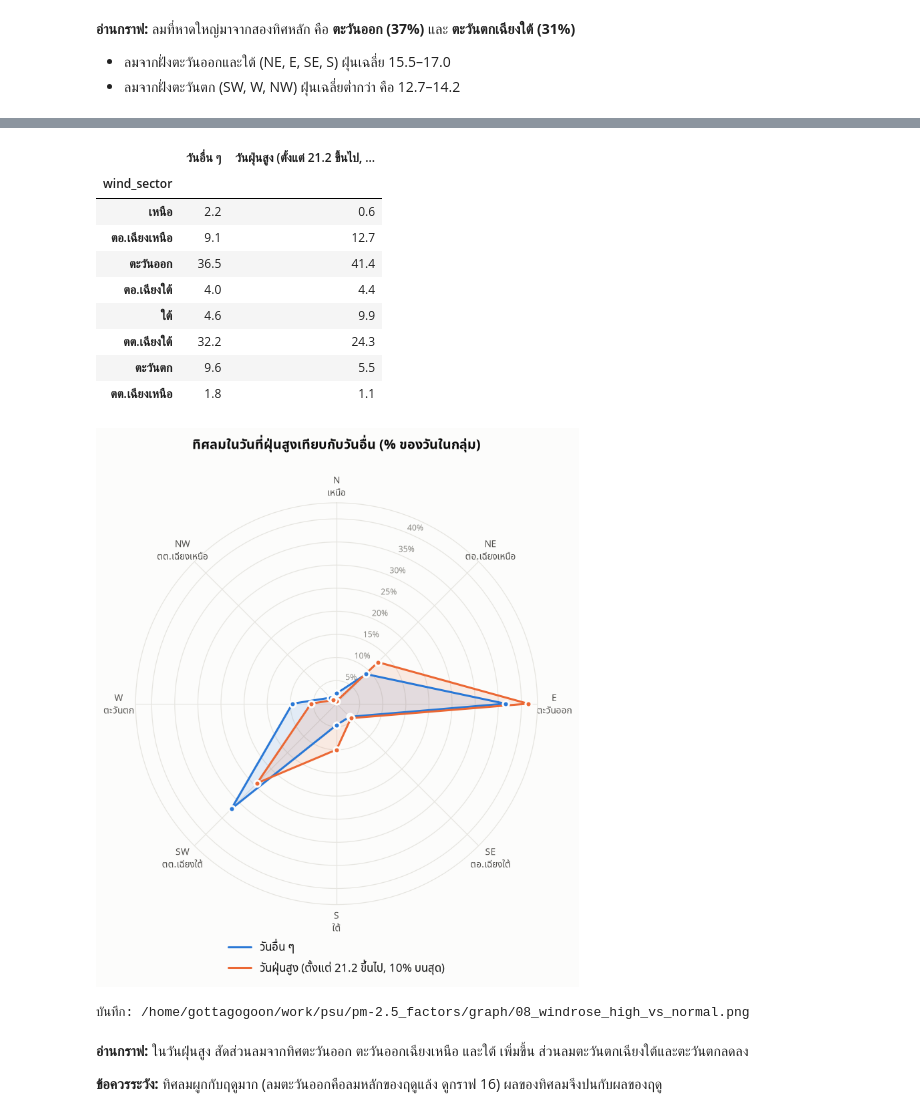
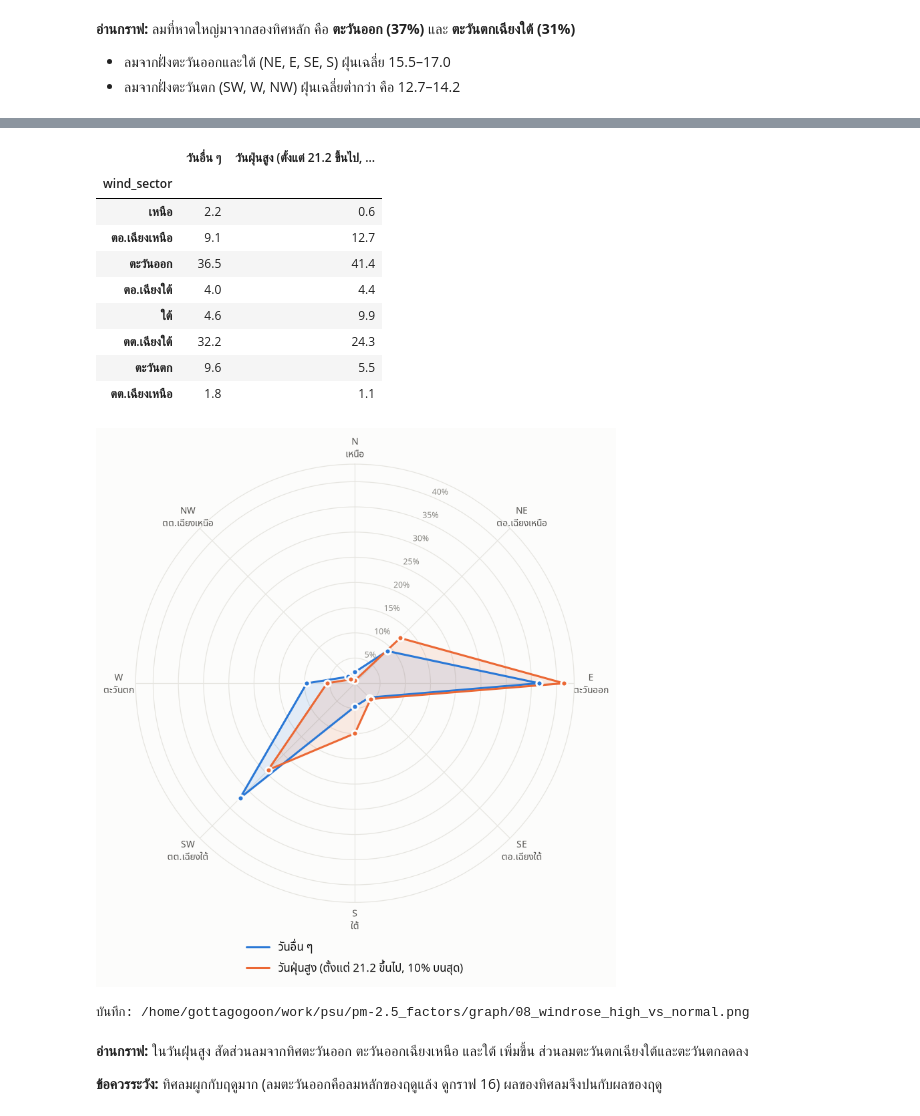
Before and after one commit to SaktanuthPeak/pm-2.5_factors, a Jupyter notebook: notebooks/pm25_factors.ipynb, the cells around one changed output, grey strips where cells are left out. Drawn from its saved outputs; the diff is of its cells as text; code cells hidden in the pictures.

```diff
--- a/notebooks/pm25_factors.ipynb
+++ b/notebooks/pm25_factors.ipynb
@@ -104,7 +104,7 @@ plt.rcParams.update({
     "figure.dpi": 110, "savefig.dpi": 200,
     "figure.facecolor": SURFACE, "axes.facecolor": SURFACE, "savefig.facecolor": SURFACE,
     "axes.edgecolor": GRID, "axes.linewidth": 0.8, "axes.labelcolor": INK2,
-    "axes.titlecolor": INK, "axes.titlesize": 14, "axes.titleweight": "bold", "axes.titlelocation": "left", "axes.titlepad": 30,
+    "axes.titlecolor": INK, "axes.titlesize": 14, "axes.titleweight": "bold", "axes.titlelocation": "left", "axes.titlepad": 12,
     "xtick.color": INK2, "ytick.color": INK2, "text.color": INK,
     "grid.color": GRID, "grid.linewidth": 0.8,
     "axes.spines.top": False, "axes.spines.right": False,
@@ -147,15 +147,6 @@ def savefig(fig, filename):
     plt.show()
     print(f"บันทึก: {GRAPH_DIR / filename}")
 
-def subtitle(ax, text):
-    """คำอธิบายสั้นใต้ชื่อกราฟ"""
-    ax.text(0, 1.015, text, transform=ax.transAxes, ha="left", va="bottom", fontsize=10, color=INK2)
-
-def label_n(ax, positions, counts, y):
-    """เขียนจำนวนวัน (n) ใต้กล่องแต่ละกล่อง"""
-    for x, n in zip(positions, counts):
-        ax.text(x, y, f"n={n:,}", ha="center", va="top", fontsize=9, color=MUTED)
-
 print("ข้อมูล:", DATA_PATH.resolve())
 print("โฟลเดอร์รูป:", GRAPH_DIR.resolve())
 # %% [output]
@@ -354,7 +339,5 @@ sns.heatmap(corr, mask=np.triu(np.ones_like(corr, dtype=bool), k=1), annot=True,
             cmap=DIV_CMAP, vmin=-1, vmax=1, center=0, square=True, linewidths=2, linecolor=SURFACE,
             cbar_kws={"label": "Spearman r", "shrink": 0.7}, ax=ax)
 ax.tick_params(axis="x", rotation=40); plt.setp(ax.get_xticklabels(), ha="right")
-ax.set_title("สหสัมพันธ์ระหว่างปัจจัยทั้งหมด")
-subtitle(ax, "ลมสูงสุดกับลมกระโชก และฝน 3 แบบ มีข้อมูลซ้ำกันมาก จึงไม่ควรตีความแยกกัน")
 savefig(fig, "04_correlation_matrix.png")
 # %% [output]
@@ -374,13 +357,10 @@ for ax, (col, label) in zip(axes, panels):
         warnings.simplefilter("ignore", RuntimeWarning)
         fit = lowess(df.pm25, x, frac=0.4)
     ax.plot(fit[:, 0], fit[:, 1], color=INK, lw=2)
-    r = stats.spearmanr(df[col], df.pm25)[0]
-    ax.set_title(f"r = {r:+.2f}", fontsize=12)
     ax.set_xlabel(label)
     if col == "rain":
         ticks = [0, 1, 5, 20, 100, 300]
         ax.set_xticks(np.log1p(ticks), ticks)
 axes[0].set_ylabel(PM_LABEL)
-fig.suptitle("PM2.5 เทียบกับปัจจัยอุตุนิยมวิทยาทีละตัว (เส้นดำ = แนวโน้ม LOWESS)", x=0.01, ha="left", fontsize=14, fontweight="bold")
 savefig(fig, "05_factor_scatter.png")
 # %% [output]
@@ -403,8 +383,8 @@ display(sector_stats.rename(index=SECTOR_TH).round(2))
 theta = np.deg2rad(np.arange(0, 360, 45))
 width = np.deg2rad(45) * 0.86
 fig, axes = plt.subplots(1, 2, figsize=(13, 6.2), subplot_kw={"projection": "polar"}, layout="constrained")
-for ax, col, title, fmt in [(axes[0], "share_%", "ลมพัดมาจากทิศไหนบ่อยที่สุด (% ของวัน)", "{:.0f}%"),
-                            (axes[1], "mean", "PM2.5 เฉลี่ยเมื่อลมมาจากแต่ละทิศ", "{:.1f}")]:
+for ax, col, title, fmt in [(axes[0], "share_%", "% ของวัน", "{:.0f}%"),
+                            (axes[1], "mean", "PM2.5 เฉลี่ย", "{:.1f}")]:
     vals = sector_stats[col].to_numpy()
     ax.bar(theta, vals, width=width, color=SERIES[0] if col == "share_%" else SERIES[1], alpha=0.9, edgecolor=SURFACE, lw=2)
     ax.set_theta_zero_location("N"); ax.set_theta_direction(-1)
@@ -416,10 +396,7 @@ for ax, col, title, fmt in [(axes[0], "share_%", "ลมพัดมาจาก
     ax.set_ylim(0, top)
     for t, v, n in zip(theta, vals, sector_stats["count"]):
         ax.text(t, v + top * 0.06, fmt.format(v), ha="center", va="center", fontsize=9, color=INK)
-    ax.set_title(title, loc="center", pad=22, fontsize=13)
-fig.suptitle("ทิศลมกับ PM2.5 ที่หาดใหญ่", x=0.01, ha="left", fontsize=15, fontweight="bold")
-fig.text(0.01, -0.03, f"ลมจากทิศเหนือและตะวันตกเฉียงเหนือมีเพียง {int(sector_stats.loc['N','count'])} และ {int(sector_stats.loc['NW','count'])} วัน ค่าเฉลี่ยของสองทิศนี้จึงไม่เสถียร",
-         fontsize=9, color=INK2)
+    ax.set_title(title, loc="center", pad=22, fontsize=12, fontweight="normal", color=INK2)
 savefig(fig, "06_wind_direction_polar.png")
 # %% [output]
 |  | mean | median | count | share_% |
@@ -459,35 +435,34 @@ savefig(fig, "07_wind_direction_boxplot.png")
 q90 = df.pm25.quantile(0.90)
 share = (pd.crosstab(df.wind_sector, df.pm25 >= q90, normalize="columns") * 100).reindex(SECTORS)
 share.columns = ["วันอื่น ๆ", f"วันฝุ่นสูง (ตั้งแต่ {q90:.1f} ขึ้นไป, 10% บนสุด)"]
 display(share.rename(index=SECTOR_TH).round(1))
 
 fig, ax = plt.subplots(figsize=(7.5, 7.5), subplot_kw={"projection": "polar"}, layout="constrained")
 closed = np.append(theta, theta[0])
 for col, color in zip(share.columns, [SERIES[0], SERIES[1]]):
     v = np.append(share[col].to_numpy(), share[col].iloc[0])
     ax.plot(closed, v, color=color, lw=2, label=col)
     ax.fill(closed, v, color=color, alpha=0.12)
     ax.scatter(theta, share[col], s=36, color=color, edgecolor=SURFACE, lw=2, zorder=3)
 ax.set_theta_zero_location("N"); ax.set_theta_direction(-1)
 ax.set_xticks(theta, [f"{s}\n{SECTOR_TH[s]}" for s in SECTORS], fontsize=9)
 ax.tick_params(axis="y", labelsize=8, colors=MUTED); ax.set_rlabel_position(22.5)
 ax.yaxis.set_major_formatter(lambda v, _: f"{v:.0f}%")
 ax.grid(color=GRID, lw=0.8); ax.spines["polar"].set_color(GRID)
 ax.legend(loc="upper center", bbox_to_anchor=(0.5, -0.06), ncol=1)
-ax.set_title("ทิศลมในวันที่ฝุ่นสูงเทียบกับวันอื่น (% ของวันในกลุ่ม)", loc="center", pad=24, fontsize=13)
 savefig(fig, "08_windrose_high_vs_normal.png")
 # %% [output]
 |  | วันอื่น ๆ | วันฝุ่นสูง (ตั้งแต่ 21.2 ขึ้นไป, ... |
 | wind_sector |  |  |
 | เหนือ | 2.2 | 0.6 |
 | ตอ.เฉียงเหนือ | 9.1 | 12.7 |
 | ตะวันออก | 36.5 | 41.4 |
 | ตอ.เฉียงใต้ | 4.0 | 4.4 |
 | ใต้ | 4.6 | 9.9 |
 | ตต.เฉียงใต้ | 32.2 | 24.3 |
 | ตะวันตก | 9.6 | 5.5 |
 | ตต.เฉียงเหนือ | 1.8 | 1.1 |
-[figure, old version]
+[figure, new version]
 บันทึก: /home/gottagogoon/work/psu/pm-2.5_factors/graph/08_windrose_high_vs_normal.png
 # %% [markdown]
 **อ่านกราฟ:** ในวันฝุ่นสูง สัดส่วนลมจากทิศตะวันออก ตะวันออกเฉียงเหนือ และใต้ เพิ่มขึ้น ส่วนลมตะวันตกเฉียงใต้และตะวันตกลดลง
```
Also changed, not shown: parts of 16 cells of this notebook, 18 other files.
